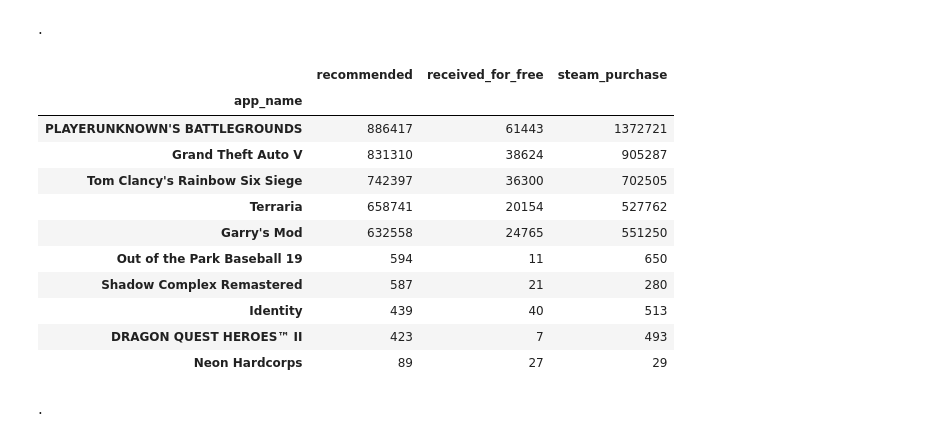
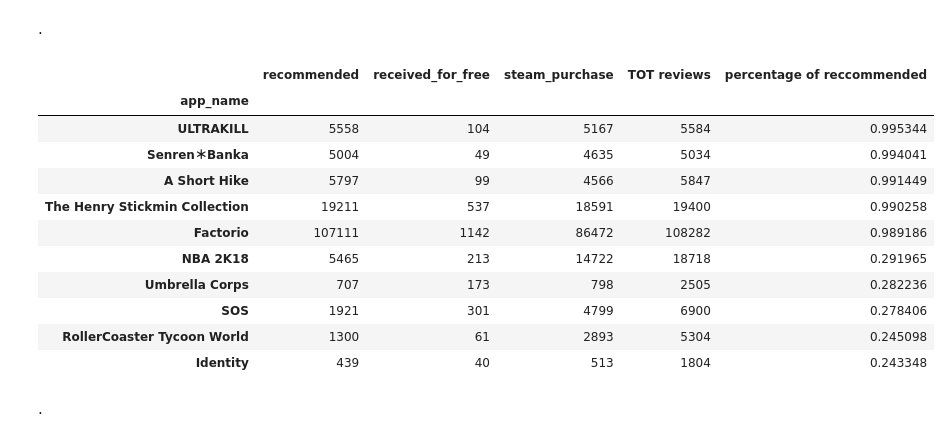
Before and after one commit to Requiem98/ADM-HW2, a Jupyter notebook: main.ipynb, the cells around one changed output. Saved outputs shown, nothing was run; the diff lists cells and outputs as text; code cells hidden in the pictures.

```diff
--- a/main.ipynb
+++ b/main.ipynb
@@ -223,20 +229,20 @@ According to the output the video game with the best weighted score is **Stardew
 # %% [markdown]
 .
 # %%
-df.raccomendedApp_purchase_free(5, 5)
+df.reccomendedApp_purchase_free(5, 5)
 # %% [output]
-|  | recommended | received_for_free | steam_purchase |
-| app_name |  |  |  |
-| PLAYERUNKNOWN'S BATTLEGROUNDS | 886417 | 61443 | 1372721 |
-| Grand Theft Auto V | 831310 | 38624 | 905287 |
-| Tom Clancy's Rainbow Six Siege | 742397 | 36300 | 702505 |
-| Terraria | 658741 | 20154 | 527762 |
-| Garry's Mod | 632558 | 24765 | 551250 |
-| Out of the Park Baseball 19 | 594 | 11 | 650 |
-| Shadow Complex Remastered | 587 | 21 | 280 |
-| Identity | 439 | 40 | 513 |
-| DRAGON QUEST HEROES™ II | 423 | 7 | 493 |
-| Neon Hardcorps | 89 | 27 | 29 |
+|  | recommended | received_for_free | steam_purchase | TOT reviews | percentage of reccommended |
+| app_name |  |  |  |  |  |
+| ULTRAKILL | 5558 | 104 | 5167 | 5584 | 0.995344 |
+| Senren＊Banka | 5004 | 49 | 4635 | 5034 | 0.994041 |
+| A Short Hike | 5797 | 99 | 4566 | 5847 | 0.991449 |
+| The Henry Stickmin Collection | 19211 | 537 | 18591 | 19400 | 0.990258 |
+| Factorio | 107111 | 1142 | 86472 | 108282 | 0.989186 |
+| NBA 2K18 | 5465 | 213 | 14722 | 18718 | 0.291965 |
+| Umbrella Corps | 707 | 173 | 798 | 2505 | 0.282236 |
+| SOS | 1921 | 301 | 4799 | 6900 | 0.278406 |
+| RollerCoaster Tycoon World | 1300 | 61 | 2893 | 5304 | 0.245098 |
+| Identity | 439 | 40 | 513 | 1804 | 0.243348 |
 # %% [markdown]
 .
 # %% [markdown]
```
Also changed, not shown: parts of 12 cells of this notebook, 2 other files.
